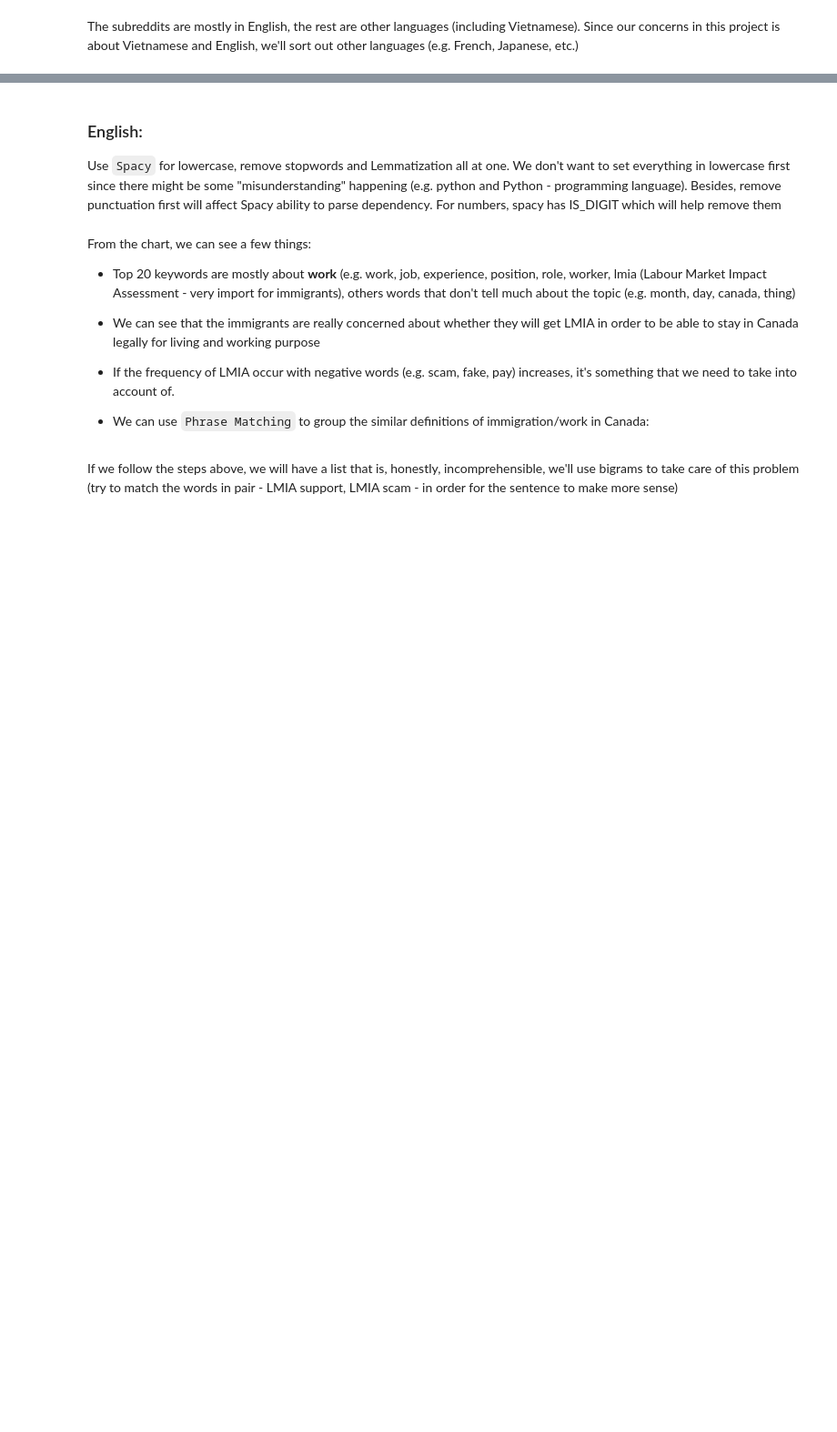
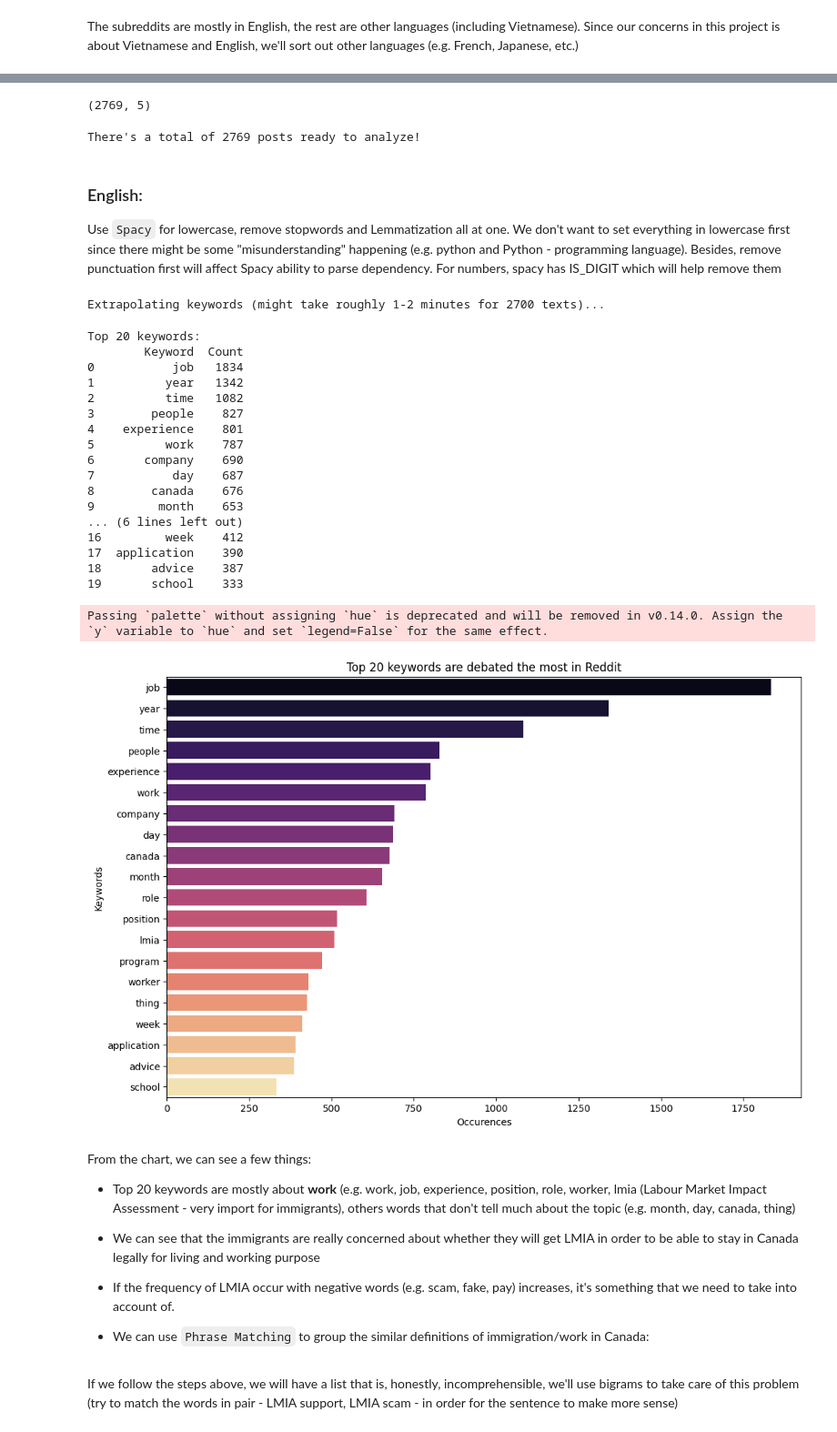
Before and after one commit to jtran2509/reddit-employment-trends, a Jupyter notebook: notebooks/eda_reddit.ipynb, the cells around one changed output, grey strips where cells are left out. Shown at 91% size. Cells and saved outputs as stored; diff of their text form; code cells hidden in the pictures; blank space fills up the shorter version.

```diff
--- a/notebooks/eda_reddit.ipynb
+++ b/notebooks/eda_reddit.ipynb
@@ -20,4 +40,4 @@ from google.colab import drive
 # %%
 #Importing dataset and take a look at the first 5 rows
-reddit_employ = pd.read_csv("/content/drive/MyDrive/ML/data/raw/reddit_employment_master.csv")
+reddit_employ = pd.read_csv("/content/drive/MyDrive/Colab Notebooks/reddit_employment_master.csv")
 reddit_employ.head()
@@ -132,0 +247,3 @@ def process_vietnamese(text):
+# %%
+reddit_vn['final_en_text'] = reddit_vn['full_text'].apply(translated_mix_text)
+reddit_vn['final_en_text']
@@ -132,0 +260,13 @@ def process_vietnamese(text):
+# %%
+reddit_en['final_en_text'] = reddit_en['full_text']
+# Combine the 2 datasets together
+cols_to_keep = ['final_en_text', 'language', 'subreddit', 'created_utc', 'score']
+reddit_master = pd.concat([reddit_en, reddit_vn], axis = 0).reset_index(drop=True)
+reddit_master = reddit_master[cols_to_keep]
+reddit_master.shape
+# %% [output]
+(2769, 5)
+# %%
+print(f"There's a total of {len(reddit_master)} posts ready to analyze!")
+# %% [output]
+There's a total of 2769 posts ready to analyze!
@@ -134,45 +277,67 @@ def process_vietnamese(text):
 ### English:
 Use `Spacy` for lowercase, remove stopwords and Lemmatization all at one.
 We don't want to set everything in lowercase first since there might be some "misunderstanding" happening (e.g. python and Python - programming language). Besides, remove punctuation first will affect Spacy ability to parse dependency. For numbers, spacy has IS_DIGIT which will help remove them
+# %%
+from collections import Counter
+# 1. Load model
+nlp = spacy.load("en_core_web_sm")
+# Define function to process the text
+def get_keywords(text):
+    doc = nlp(text[:10000])
+
+    # Get PROPN and NOUN
+    keywords = [
+        token.lemma_.lower() for token in doc # Lemmatization
+        if (token.pos_ in ['PROPN', 'NOUN'])
+        and not token.is_stop # Remove stopwords
+        and not token.is_punct # Remove punctuations
+    ]
+    return keywords
+
+print ("Extrapolating keywords (might take roughly 1-2 minutes for 2700 texts)...")
+# %% [output]
+Extrapolating keywords (might take roughly 1-2 minutes for 2700 texts)...
 # %%
-from collections import Counter
-# 1. Load model
-nlp = spacy.load("en_core_web_sm")
-# Define function to process the text
-def get_keywords(text):
-    doc = nlp(text[:10000])
-
-    # Get PROPN and NOUN
-    keywords = [
-        token.lemma_.lower() for token in doc # Lemmatization
-        if (token.pos_ in ['PROPN', 'NOUN'])
-        and not token.is_stop # Remove stopwords
-        and not token.is_punct # Remove punctuations
-    ]
-    return keywords
-
-print ("Extrapolating keywords (might take roughly 1-2 minutes for 2700 texts)...")
-
 # Apply it to the reddit_en
 all_keywords = []
-for text in reddit_en['full_text']:
+for text in reddit_master['final_en_text']:
     all_keywords.extend(get_keywords(text))
 
 # Get top 20 keywords
 top_keywords = Counter(all_keywords).most_common(20)
 
 # Create dataframe to plot the chart
 reddit_top_20 = pd.DataFrame(top_keywords, columns = ['Keyword', 'Count'])
 print("\nTop 20 keywords:")
 print(reddit_top_20)
 
 plt.figure(figsize = (12, 8))
 sns.barplot(data = reddit_top_20, x="Count", y="Keyword", palette="magma")
 plt.title("Top 20 keywords are debated the most in Reddit")
 plt.xlabel("Occurences")
 plt.ylabel("Keywords")
 plt.savefig('top_20_keywords.png')
 plt.show()
+# %% [output]
+Top 20 keywords:
+        Keyword  Count
+0           job   1834
+1          year   1342
+2          time   1082
+3        people    827
+4    experience    801
+5          work    787
+6       company    690
+7           day    687
+8        canada    676
+9         month    653
+... (6 lines left out)
+16         week    412
+17  application    390
+18       advice    387
+19       school    333
+Passing `palette` without assigning `hue` is deprecated and will be removed in v0.14.0. Assign the `y` variable to `hue` and set `legend=False` for the same effect.
+[figure, added]
 # %% [markdown]
 From the chart, we can see a few things:
 - Top 20 keywords are mostly about **work** (e.g. work, job, experience, position, role, worker, lmia (Labour Market Impact Assessment - very import for immigrants), others words that don't tell much about the topic (e.g. month, day, canada, thing)
```
Also changed, not shown: parts of 57 cells of this notebook, 4 other files.
